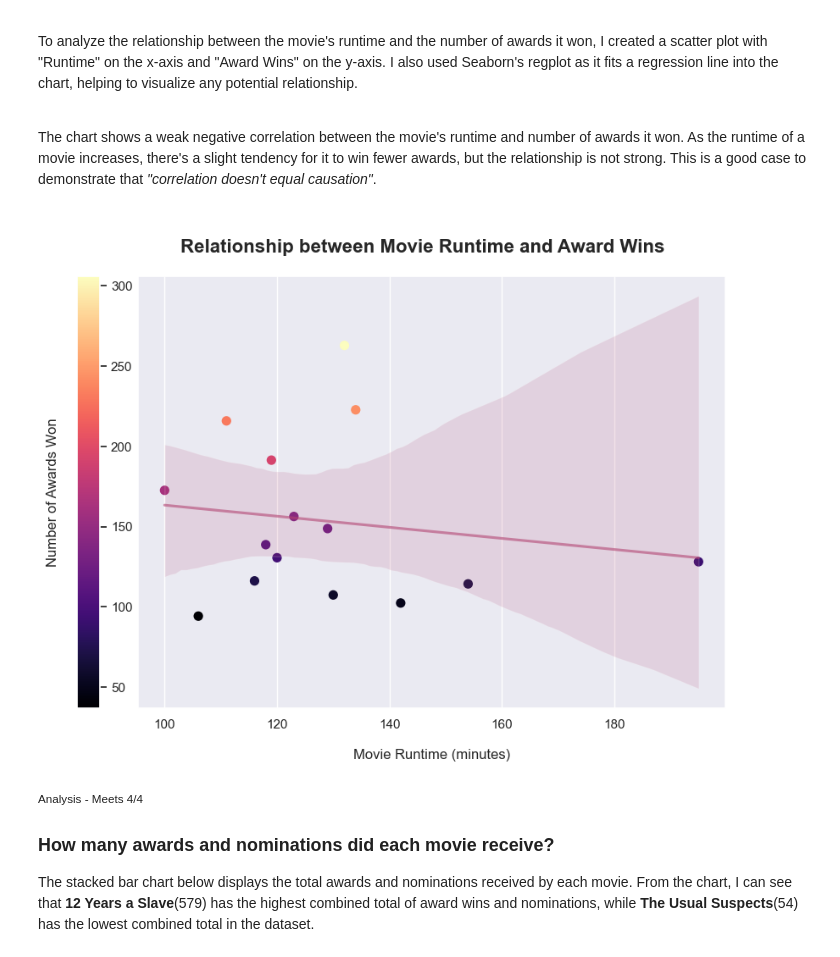
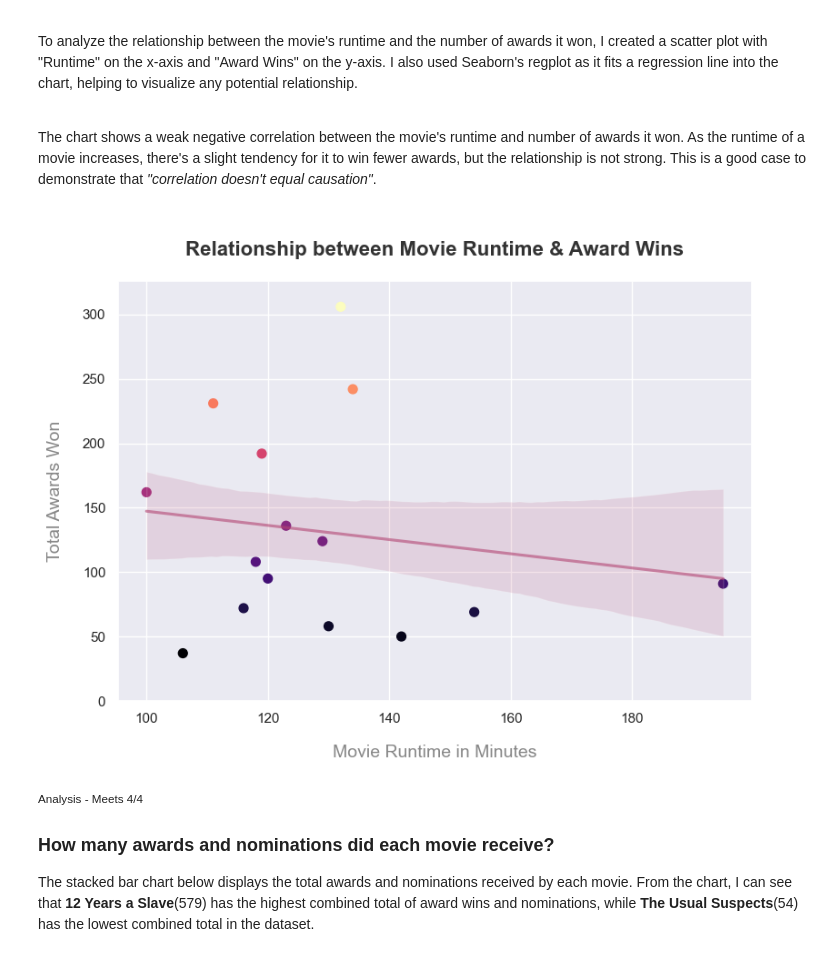
Before and after one commit to brian-jensen/datd-movie-api-analysis, a Jupyter notebook: movie_analysis.ipynb, the cells around one changed output. Cells and saved outputs as stored; diff of their text form; code cells hidden in the pictures.

Commit message:
Refactor code to add constants and global plot styles

```diff
--- a/movie_analysis.ipynb
+++ b/movie_analysis.ipynb
@@ -98,29 +114,20 @@ To analyze the relationship between the movie's runtime and the number of awards
 
 The chart shows a weak negative correlation between the movie's runtime and number of awards it won. As the runtime of a movie increases, there's a slight tendency for it to win fewer awards, but the relationship is not strong. This is a good case to demonstrate that *"correlation doesn't equal causation"*.
 # %%
+y_upper_limit = movies_df[AWARD_WINS].max() + 20
+
 fig, ax = plt.subplots(figsize=(9, 6))
-
-scatter = ax.scatter(movies_df['Runtime'], movies_df[AWARD_WINS],
+scatter = ax.scatter(movies_df[RUNTIME], movies_df[AWARD_WINS],
                      c=movies_df[AWARD_WINS], cmap='magma', s=50)
-sns.regplot(x='Runtime', y=AWARD_WINS, data=movies_df, scatter=False,
-            line_kws={'color':'#B34573', 'alpha':0.6}, ax=ax)
-
-ax.yaxis.set_visible(False)
-cbar_ax = fig.add_axes([0.1, 0.1, 0.03, 0.85])
-cbar = fig.colorbar(scatter, cax=cbar_ax, orientation='vertical')
-cbar.ax.yaxis.set_label_position('left')
-cbar.set_label('Number of Awards Won', rotation=90, labelpad=15)
-title_position = ax.title.get_position()
-ax.set_title('\nRelationship between Movie Runtime and Award Wins',
-             fontsize=16, fontweight='bold', x=title_position[0] - 0.015,
-             y=title_position[1], pad=20)
-
-
-ax.set_xlabel('Movie Runtime (minutes)', labelpad=15)
-ax.set_position([0.18, 0.1, 0.77, 0.85])
+sns.regplot(x=RUNTIME, y=AWARD_WINS, data=movies_df, scatter=False,
+            line_kws={'color':'#B34573', 'alpha':0.6}, ax=ax, ci=75)
+ax.set_ylim(0, y_upper_limit)
+ax.set_title('\nRelationship between Movie Runtime & Award Wins')
+ax.set_xlabel(RUNTIME_MINS)
+ax.set_ylabel('Total Awards Won')
 plt.show()
 # %% [output]
-[figure, old version]
+[figure, new version]
 # %% [markdown]
 <style>
     * {
```
Also changed, not shown: parts of 7 cells of this notebook.
